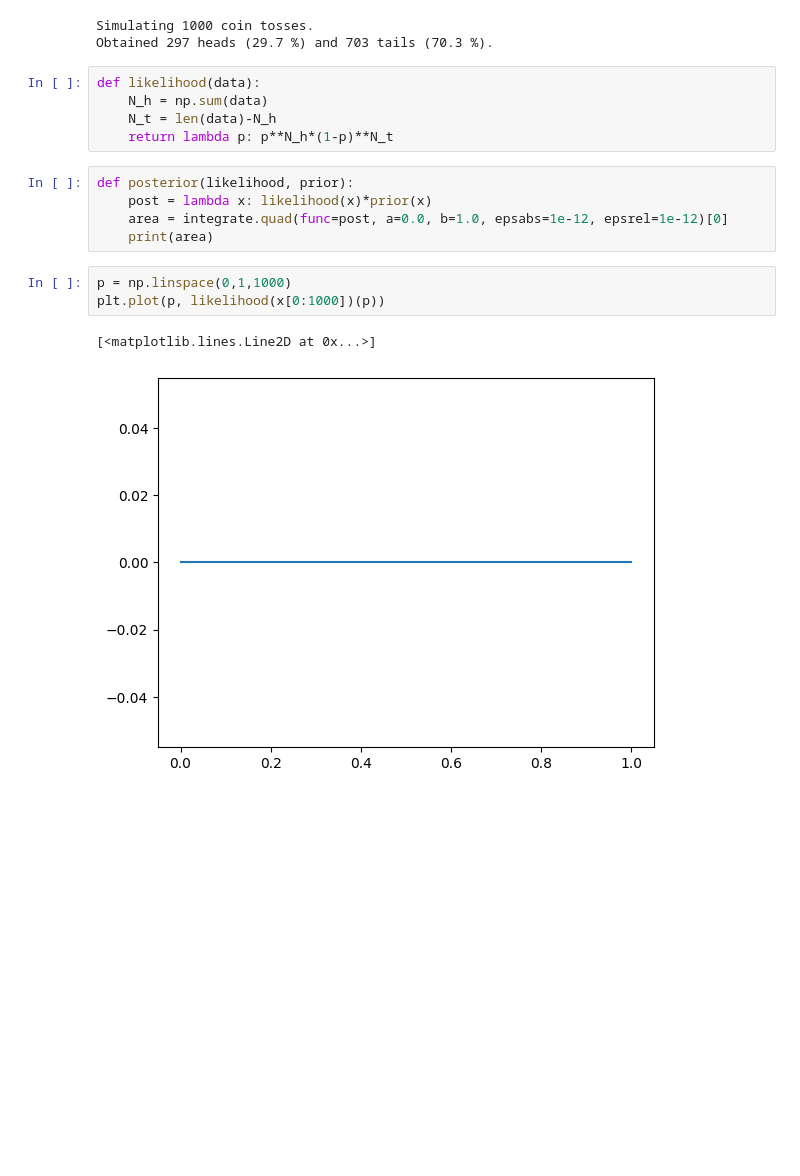
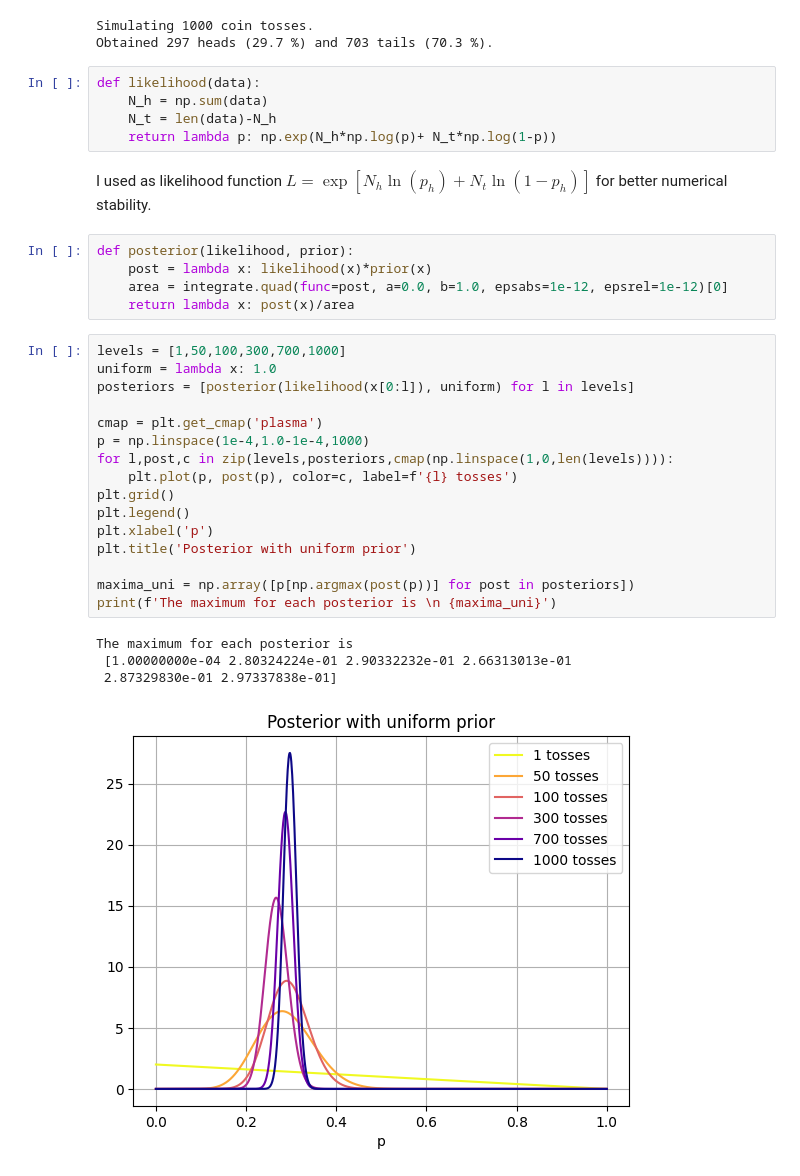
Before and after one commit to Giacomo-Menegatti/AstroStat, a Jupyter notebook: Homework_1.ipynb, the cells around one changed output. Drawn from its saved outputs; the diff is of its cells as text; blank space fills up the shorter version.

```diff
--- a/Homework_1.ipynb
+++ b/Homework_1.ipynb
@@ -23,15 +23,32 @@ Obtained 297 heads (29.7 %) and 703 tails (70.3 %).
 def likelihood(data):
     N_h = np.sum(data)
     N_t = len(data)-N_h
-    return lambda p: p**N_h*(1-p)**N_t
+    return lambda p: np.exp(N_h*np.log(p)+ N_t*np.log(1-p))
+# %% [markdown]
+I used as likelihood function $L = \exp[N_h \ln(p_h)+N_t\ln(1-p_h)]$ for better numerical stability.
 # %%
 def posterior(likelihood, prior):
     post = lambda x: likelihood(x)*prior(x)
     area = integrate.quad(func=post, a=0.0, b=1.0, epsabs=1e-12, epsrel=1e-12)[0]
-    print(area)
+    return lambda x: post(x)/area
-# %%
-p = np.linspace(0,1,1000)
-plt.plot(p, likelihood(x[0:1000])(p))
-# %% [output]
-[<matplotlib.lines.Line2D at 0x...>]
-[figure, removed]
+# %%
+levels = [1,50,100,300,700,1000]
+uniform = lambda x: 1.0
+posteriors = [posterior(likelihood(x[0:l]), uniform) for l in levels]
+
+cmap = plt.get_cmap('plasma')
+p = np.linspace(1e-4,1.0-1e-4,1000)
+for l,post,c in zip(levels,posteriors,cmap(np.linspace(1,0,len(levels)))):
+    plt.plot(p, post(p), color=c, label=f'{l} tosses')
+plt.grid()
+plt.legend()
+plt.xlabel('p')
+plt.title('Posterior with uniform prior')
+
+maxima_uni = np.array([p[np.argmax(post(p))] for post in posteriors])
+print(f'The maximum for each posterior is \n {maxima_uni}')
+# %% [output]
+The maximum for each posterior is
+ [1.00000000e-04 2.80324224e-01 2.90332232e-01 2.66313013e-01
+ 2.87329830e-01 2.97337838e-01]
+[figure, added]
```
Also changed, not shown: parts of 4 cells of this notebook.
